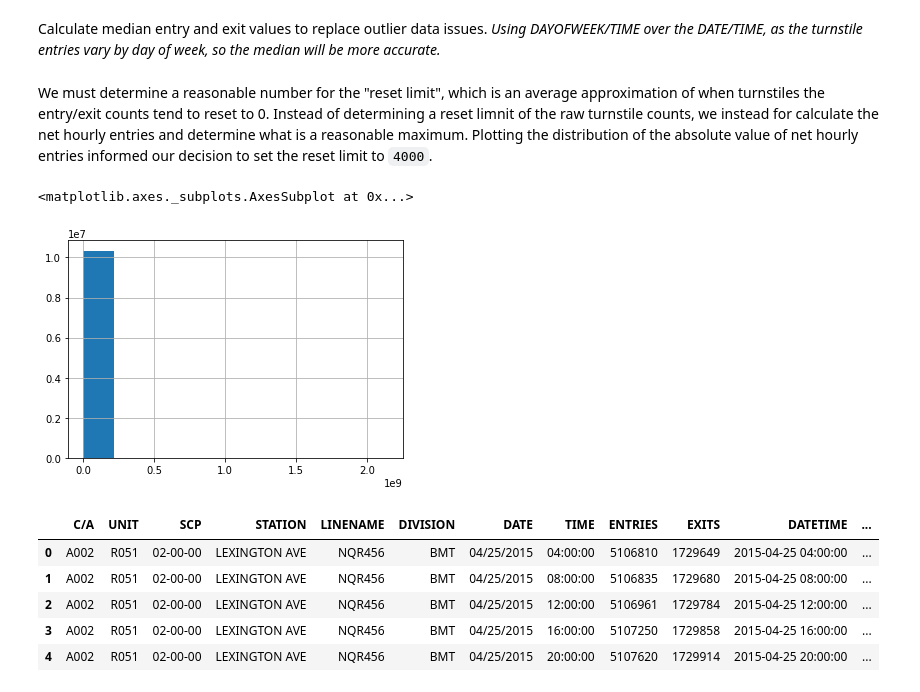
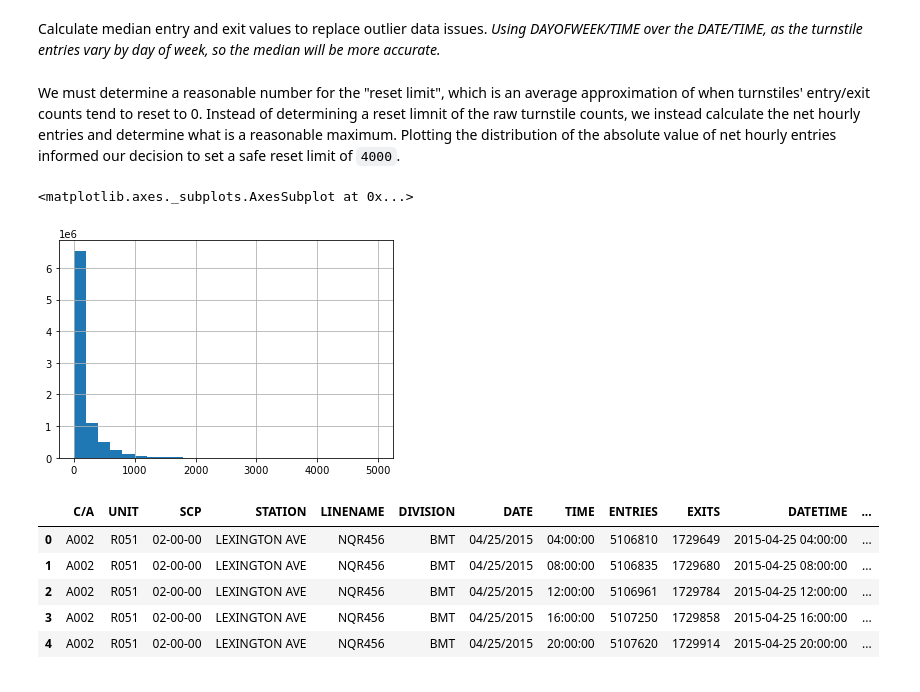
Before and after one commit to stephenjkaplan/metis-project1-mta, a Jupyter notebook: Data Acquisition & Cleaning.ipynb, the cells around one changed output. Saved outputs shown, nothing was run; the diff lists cells and outputs as text; code cells hidden in the pictures.

```diff
--- a/Data Acquisition & Cleaning.ipynb
+++ b/Data Acquisition & Cleaning.ipynb
@@ -257,12 +257,12 @@ mta_medians = (df_mta_clean
 # %%
 df_mta_clean = df_mta_clean.merge(mta_medians, how="left", on=["C/A", "UNIT", "SCP", "STATION", "DAYOFWEEK", "TIME"])
 # %% [markdown]
-We must determine a reasonable number for the "reset limit", which is an average approximation of when turnstiles the entry/exit counts tend to reset to 0. Instead of determining a reset limnit of the raw turnstile counts, we instead for calculate the net hourly entries and determine what is a reasonable maximum. Plotting the distribution of the absolute value of net hourly entries informed our decision to set the reset limit to `4000`.
+We must determine a reasonable number for the "reset limit", which is an average approximation of when turnstiles' entry/exit counts tend to reset to 0. Instead of determining a reset limnit of the raw turnstile counts, we instead  calculate the net hourly entries and determine what is a reasonable maximum. Plotting the distribution of the absolute value of net hourly entries informed our decision to set a safe reset limit of `4000`.
 # %%
-abs(df_mta_clean['HOURLY_ENTRIES']).hist()
+abs(df_mta_clean['HOURLY_ENTRIES']).hist(bins=25, range=[0, 5000])
 # %% [output]
 <matplotlib.axes._subplots.AxesSubplot at 0x...>
-[figure, old version]
+[figure, new version]
 # %%
 df_mta_clean['HOURLY_ENTRIES'] = df_mta_clean.apply(clean_hourly_turnstile_traffic, axis=1, reset_limit=4000)
 df_mta_clean.head()
```
Also changed, not shown: 3 other files.
